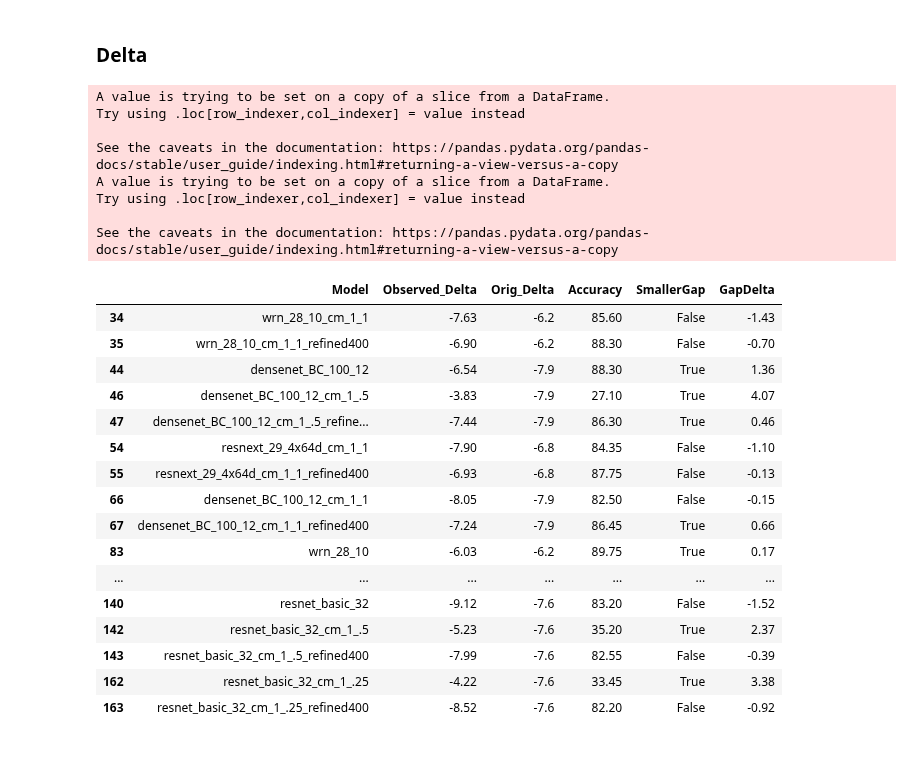
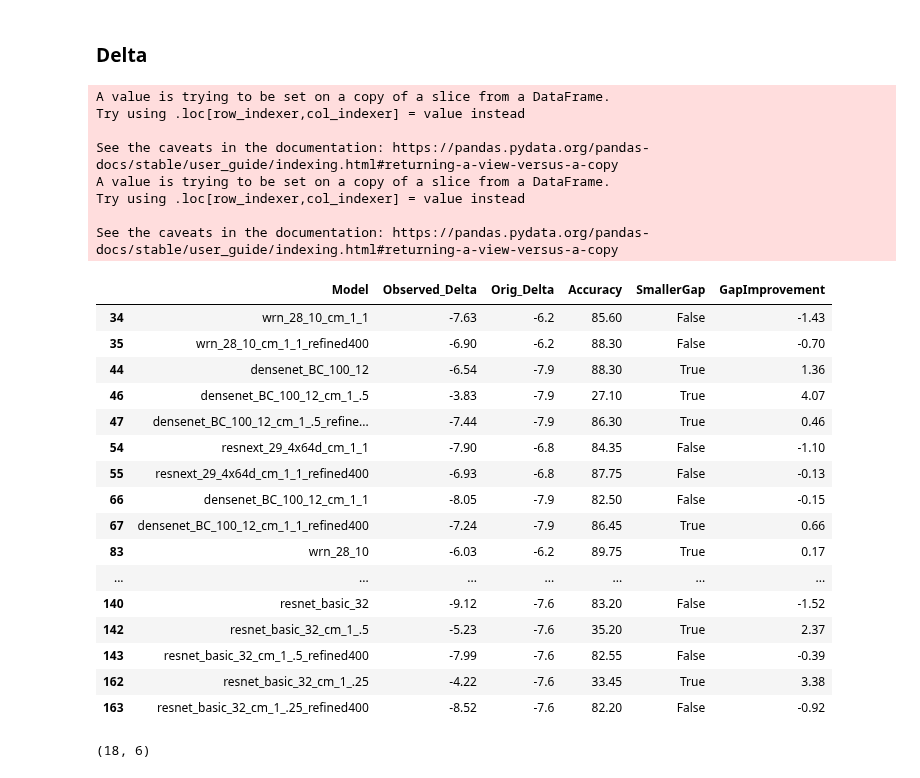
Before and after one commit to danzisar/w210-capstone, a Jupyter notebook: analysis/ResultsAnalysis_CutMixTraining.ipynb, the cells around one changed output. Saved outputs shown, nothing was run; the diff lists cells and outputs as text; code cells hidden in the pictures.

```diff
--- a/analysis/ResultsAnalysis_CutMixTraining.ipynb
+++ b/analysis/ResultsAnalysis_CutMixTraining.ipynb
@@ -147,33 +147,33 @@ pass
 # %%
 def orig_acc(row):
     ret_val = row['Original_Accuracy']
     if pd.isnull(row['Original_Accuracy']):
         ret_val = row['Original_Accuracy_300epochs']
     return ret_val
 
 
 df2['Original_Accuracy'] = df2.apply(lambda row: orig_acc(row), axis=1)
 df3 = df2[['Model', 'Accuracy', 'Testset', 'cm', 'Original_Accuracy', 'refined', 'Alpha', 'ChartName']]
 
 df_gp2 = df3.sort_values(by=['Model', 'Testset'])
 df3["Observed_Delta"] = df_gp2.groupby(['Model'])['Accuracy'].diff()
 df3["Orig_Delta"] = df_gp2.groupby(['Model'])['Original_Accuracy'].diff()
 
 df4 = df3.dropna()
 df4 = df4[['Model', 'Observed_Delta', 'Orig_Delta', 'Accuracy']]
 df4['SmallerGap'] = df4['Observed_Delta'] > df4['Orig_Delta']
-df4['GapDelta'] = np.abs(df4['Orig_Delta']) - np.abs(df4['Observed_Delta'])
+df4['GapImprovement'] = np.abs(df4['Orig_Delta']) - np.abs(df4['Observed_Delta'])
 df4
 # %% [output]
 A value is trying to be set on a copy of a slice from a DataFrame.
 Try using .loc[row_indexer,col_indexer] = value instead
 
 See the caveats in the documentation: https://pandas.pydata.org/pandas-docs/stable/user_guide/indexing.html#returning-a-view-versus-a-copy
 A value is trying to be set on a copy of a slice from a DataFrame.
 Try using .loc[row_indexer,col_indexer] = value instead
 
 See the caveats in the documentation: https://pandas.pydata.org/pandas-docs/stable/user_guide/indexing.html#returning-a-view-versus-a-copy
-|  | Model | Observed_Delta | Orig_Delta | Accuracy | SmallerGap | GapDelta |
+|  | Model | Observed_Delta | Orig_Delta | Accuracy | SmallerGap | GapImprovement |
 | 34 | wrn_28_10_cm_1_1 | -7.63 | -6.2 | 85.60 | False | -1.43 |
 | 35 | wrn_28_10_cm_1_1_refined400 | -6.90 | -6.2 | 88.30 | False | -0.70 |
 | 44 | densenet_BC_100_12 | -6.54 | -7.9 | 88.30 | True | 1.36 |
@@ -190,3 +190,7 @@ See the caveats in the documentation: https://pandas.pydata.org/pandas-docs/stab
 | 143 | resnet_basic_32_cm_1_.5_refined400 | -7.99 | -7.6 | 82.55 | False | -0.39 |
 | 162 | resnet_basic_32_cm_1_.25 | -4.22 | -7.6 | 33.45 | True | 3.38 |
 | 163 | resnet_basic_32_cm_1_.25_refined400 | -8.52 | -7.6 | 82.20 | False | -0.92 |
+# %%
+df4.shape
+# %% [output]
+(18, 6)
```
Also changed, not shown: parts of 1 cell of this notebook, 1 other file.
